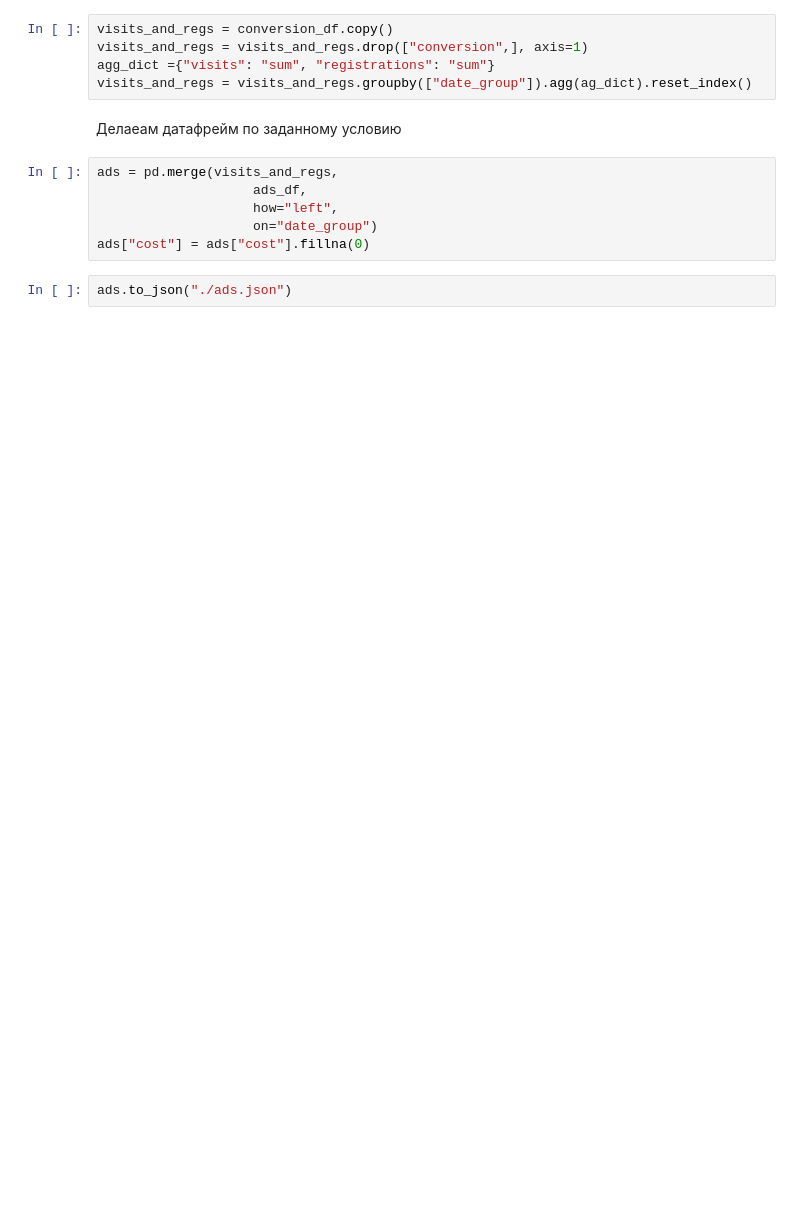
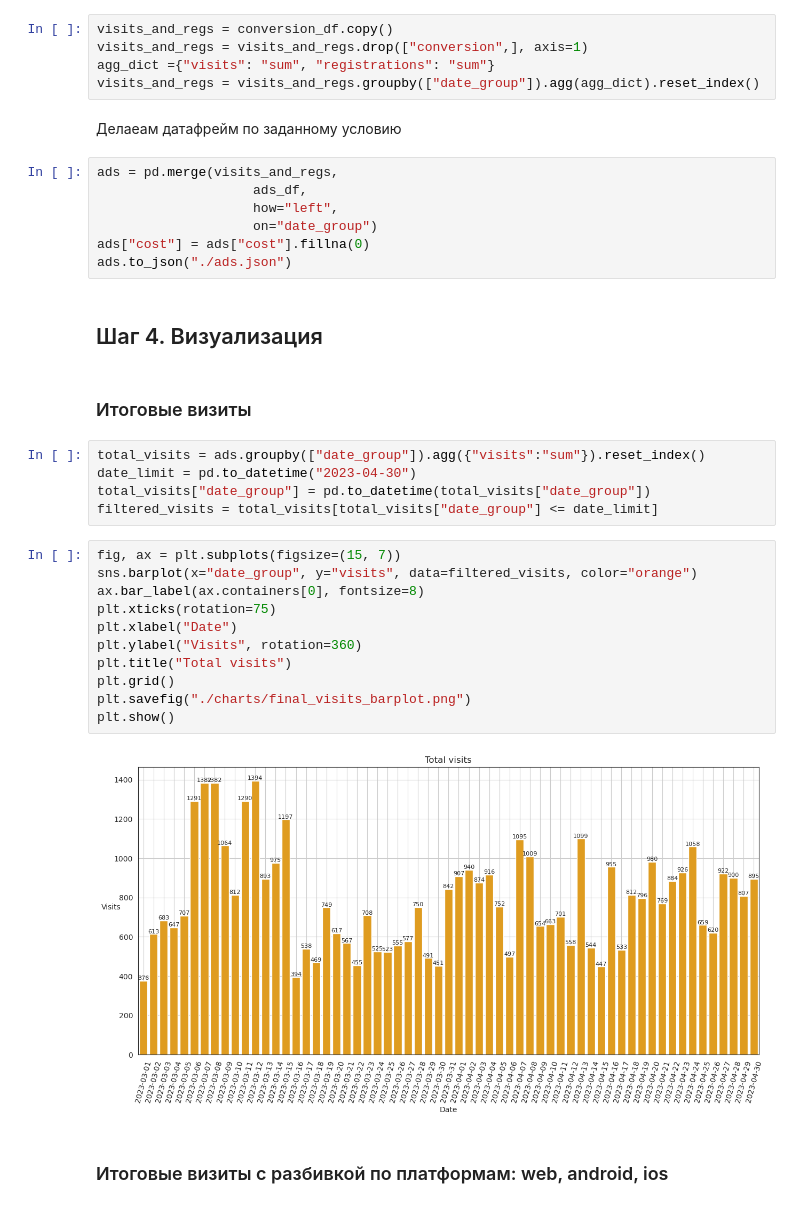
Before and after one commit to CodingKarp/data-analytics-project-100, a Jupyter notebook: analysis.ipynb, the cells around one changed output. Saved outputs shown, nothing was run; the diff lists cells and outputs as text; blank space fills up the shorter version.

```diff
--- a/analysis.ipynb
+++ b/analysis.ipynb
@@ -204,7 +204,7 @@ ads_df = ads_df.groupby(["date_group", "utm_campaign"]).agg({"cost": "sum"}).res
 visits_and_regs = conversion_df.copy()
 visits_and_regs = visits_and_regs.drop(["conversion",], axis=1)
 agg_dict ={"visits": "sum", "registrations": "sum"}
-visits_and_regs = visits_and_regs.groupby(["date_group"]).agg(ag_dict).reset_index()
+visits_and_regs = visits_and_regs.groupby(["date_group"]).agg(agg_dict).reset_index()
 # %% [markdown]
 Делаеам датафрейм по заданному условию
 # %%
@@ -213,5 +213,28 @@ ads = pd.merge(visits_and_regs,
                     how="left",
                     on="date_group")
 ads["cost"] = ads["cost"].fillna(0)
+ads.to_json("./ads.json")
-# %%
-ads.to_json("./ads.json")
+# %% [markdown]
+## Шаг 4. Визуализация
+# %% [markdown]
+### Итоговые визиты
+# %%
+total_visits = ads.groupby(["date_group"]).agg({"visits":"sum"}).reset_index()
+date_limit = pd.to_datetime("2023-04-30")
+total_visits["date_group"] = pd.to_datetime(total_visits["date_group"])
+filtered_visits = total_visits[total_visits["date_group"] <= date_limit]
+# %%
+fig, ax = plt.subplots(figsize=(15, 7))
+sns.barplot(x="date_group", y="visits", data=filtered_visits, color="orange")
+ax.bar_label(ax.containers[0], fontsize=8)
+plt.xticks(rotation=75)
+plt.xlabel("Date")
+plt.ylabel("Visits", rotation=360)
+plt.title("Total visits")
+plt.grid()
+plt.savefig("./charts/final_visits_barplot.png")
+plt.show()
+# %% [output]
+[figure, added]
+# %% [markdown]
+### Итоговые визиты с разбивкой по платформам: web, android, ios
```
Also changed, not shown: parts of 8 cells of this notebook.
